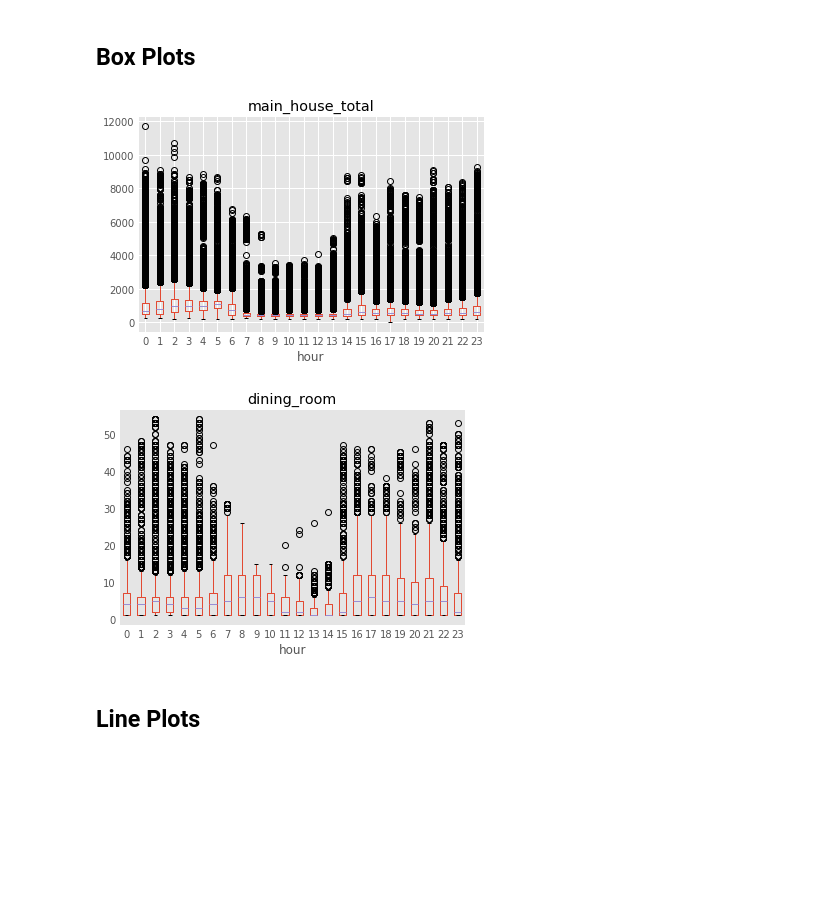
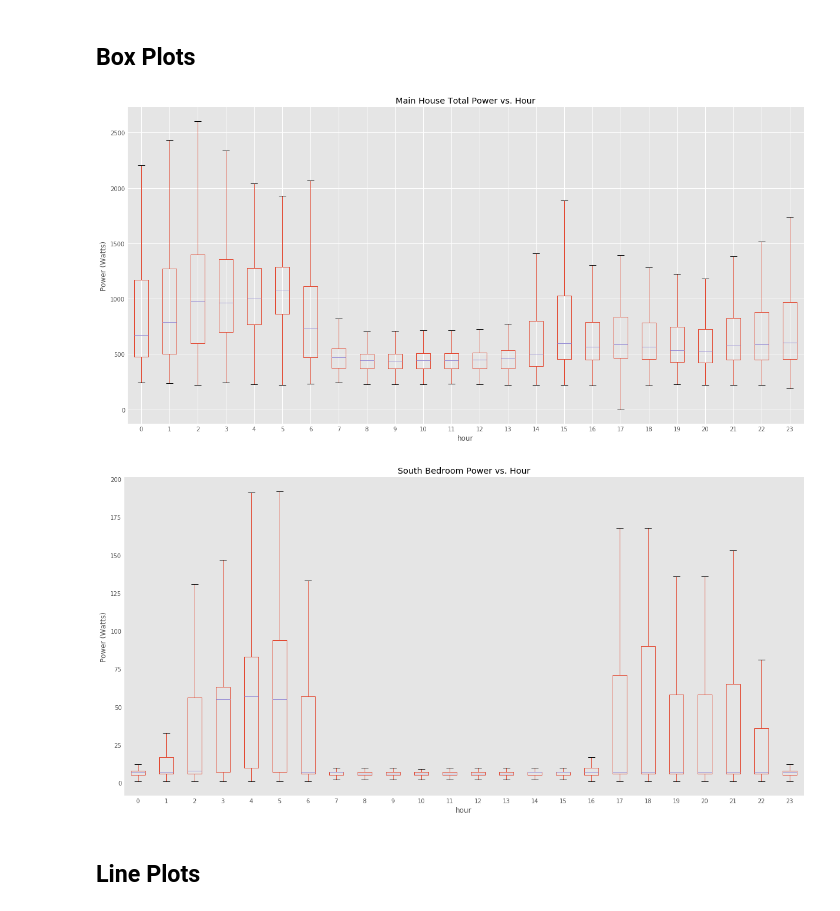
Before and after one commit to enmyj/gafp, a Jupyter notebook: elec_exploratory.ipynb, the cells around one changed output. Drawn from its saved outputs; the diff is of its cells as text; code cells hidden in the pictures; blank space fills up the shorter version.

```diff
--- a/elec_exploratory.ipynb
+++ b/elec_exploratory.ipynb
@@ -116,17 +118,23 @@ ax.set_title('Dry Bulb Temp Histogram');
 # %% [markdown]
 ## Box Plots
 # %%
-ax = df.boxplot(column='main_house_total',by ='hour',grid=True);
+ax = df.boxplot(column='main_house_total',by ='hour',grid=True,showfliers=False,figsize=(20,10));
 # ax.set_ylim(-100,3000)
 plt.suptitle(""); # get rid of stupid auto title
+ax.set_ylabel('Power (Watts)')
+ax.set_title('Main House Total Power vs. Hour')
+plt.savefig('/users/ianmyjer/desktop/disagg/images/mht_hour_boxplot.png')
 # %% [output]
-[figure, old version]
+[figure, new version]
 # %%
-lbl = 'dining_room'
-ax = df[df[lbl]>0].boxplot(column=lbl,by ='hour',grid=False);
+lbl = 'south_br'
+ax = df[df[lbl]>0].boxplot(column=lbl,by ='hour',grid=False,showfliers=False,figsize=(20,10));
 plt.suptitle(""); # get rid of stupid auto title
+ax.set_ylabel('Power (Watts)')
+ax.set_title('South Bedroom Power vs. Hour')
+plt.savefig('/users/ianmyjer/desktop/disagg/images/south_br_hour_boxplot.png')
 # %% [output]
-[figure, old version]
+[figure, new version]
 # %%
 # ax = df.boxplot(column='main_house_total',by ='dow',grid=False);
 # ax.set_ylim(-100,3000)
```
Also changed, not shown: parts of 11 cells of this notebook, 1 other file.
